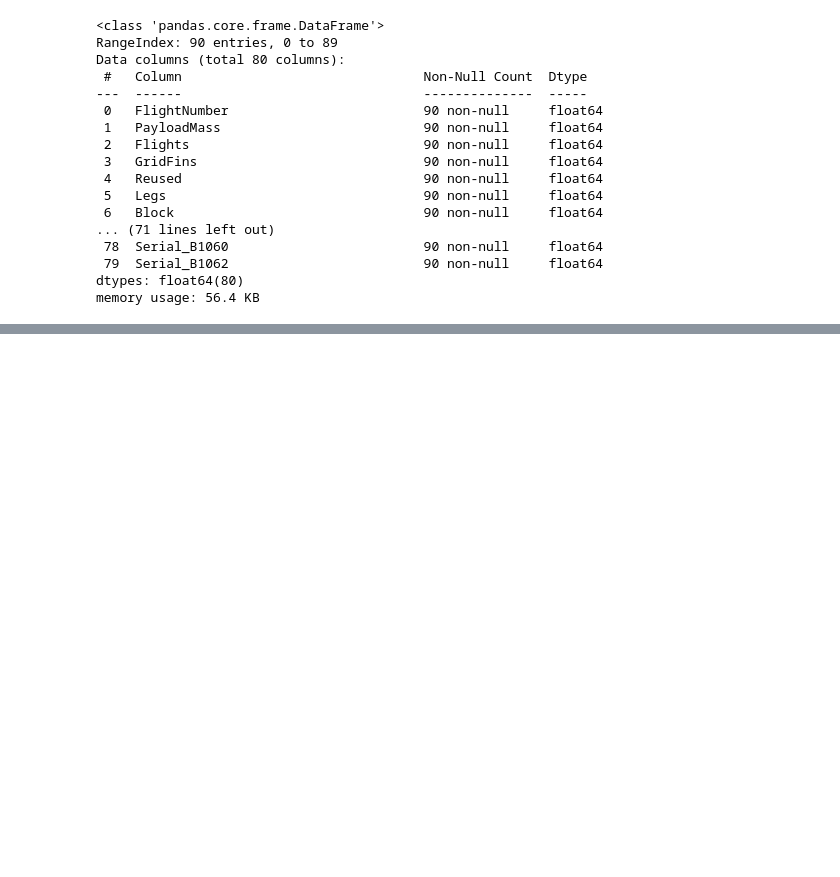
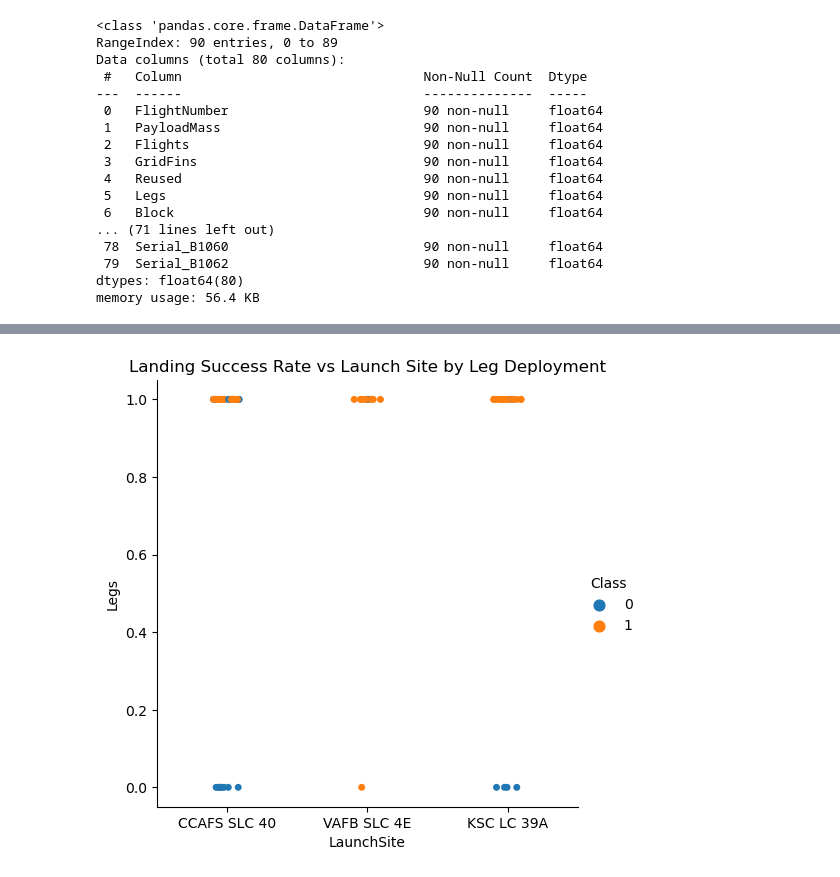
Before and after one commit to te-ex153/ibm-capstone, a Jupyter notebook: ibm_capstone_visualization.ipynb, the cells around one changed output, grey strips where cells are left out. Cells and saved outputs as stored; diff of their text form; code cells hidden in the pictures; blank space fills up the shorter version.

```diff
--- a/ibm_capstone_visualization.ipynb
+++ b/ibm_capstone_visualization.ipynb
@@ -204,0 +314,6 @@ memory usage: 56.4 KB
+# %%
+sns.catplot(data=df, x='LaunchSite', y='Legs', hue='Class')
+plt.title('Landing Success Rate vs Launch Site by Leg Deployment')
+plt.show()
+# %% [output]
+[figure, added]
```
Also changed, not shown: parts of 18 cells of this notebook.
